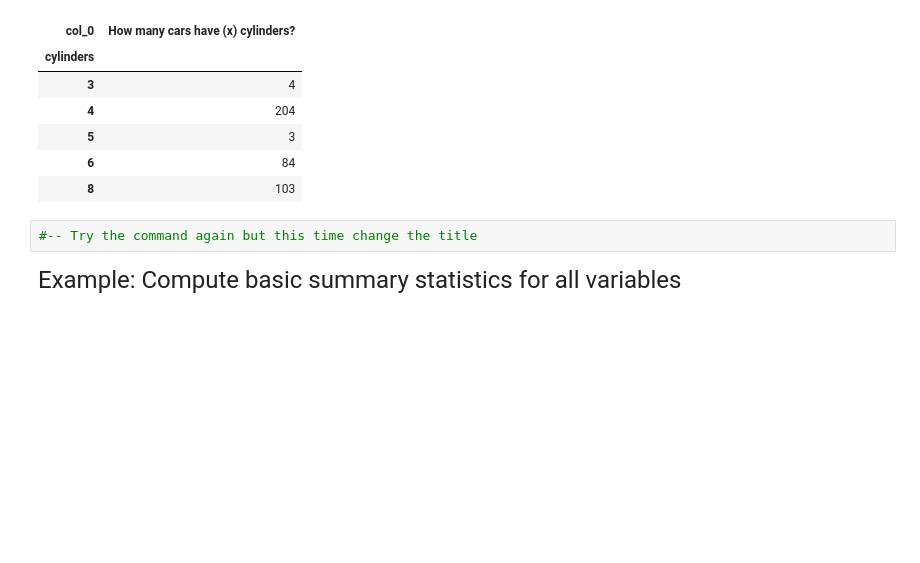
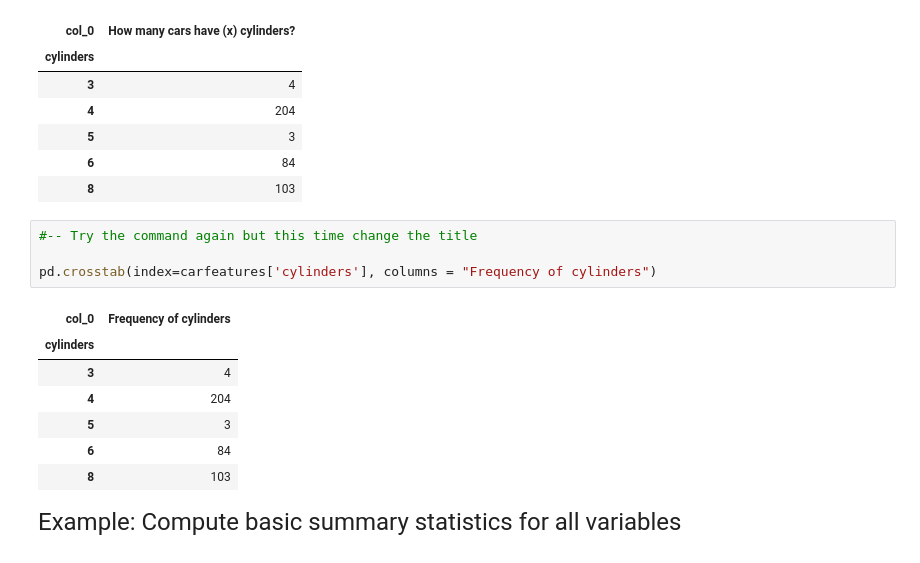
Before and after one commit to xRPx7/QTM-151-Notes, a Jupyter notebook: Lecture 01/Lecture1.ipynb, the cells around one changed output. Cells and saved outputs as stored; diff of their text form; blank space fills up the shorter version.

```diff
--- a/Lecture 01/Lecture1.ipynb
+++ b/Lecture 01/Lecture1.ipynb
@@ -158,6 +169,16 @@ pd.crosstab(index = carfeatures['cylinders'],columns = "How many cars have (x) c
 | 8 | 103 |
 # %%
 #-- Try the command again but this time change the title
+
+pd.crosstab(index=carfeatures['cylinders'], columns = "Frequency of cylinders")
+# %% [output]
+| col_0 | Frequency of cylinders |
+| cylinders |  |
+| 3 | 4 |
+| 4 | 204 |
+| 5 | 3 |
+| 6 | 84 |
+| 8 | 103 |
 # %% [markdown]
 <font size="5">
 
```
Also changed, not shown: parts of 4 cells of this notebook, 3 other files.
